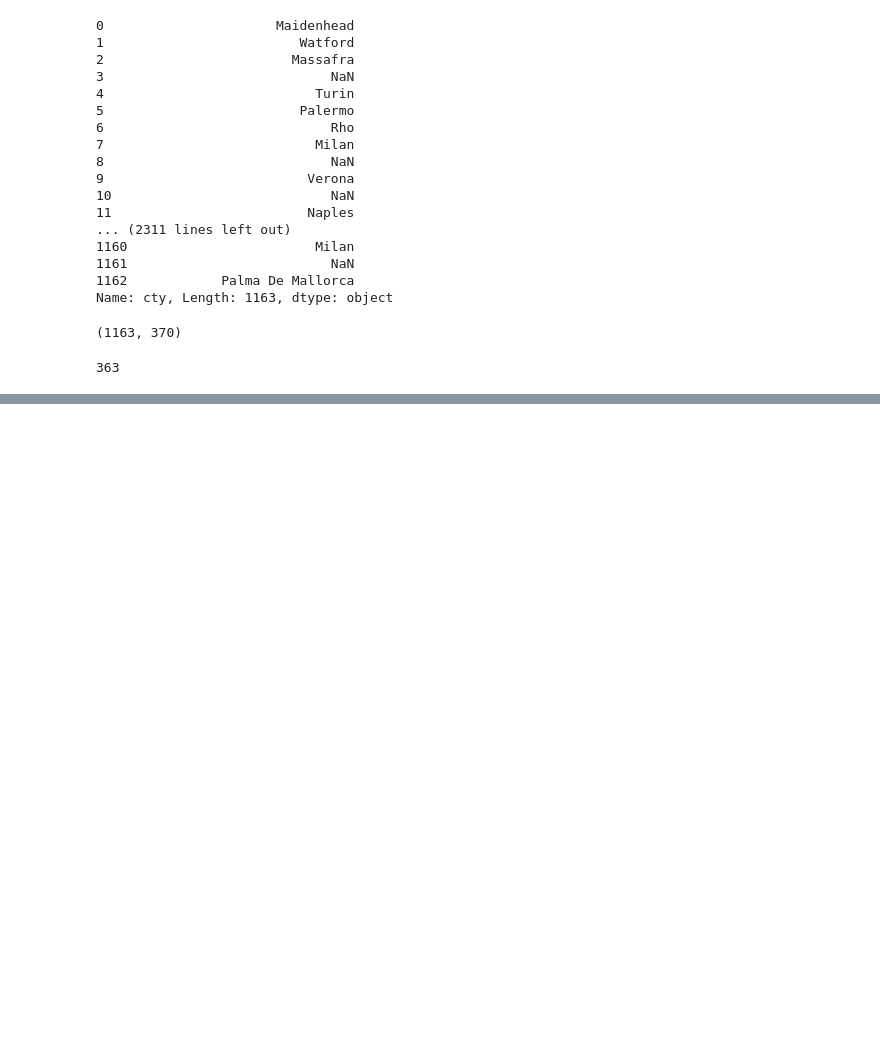
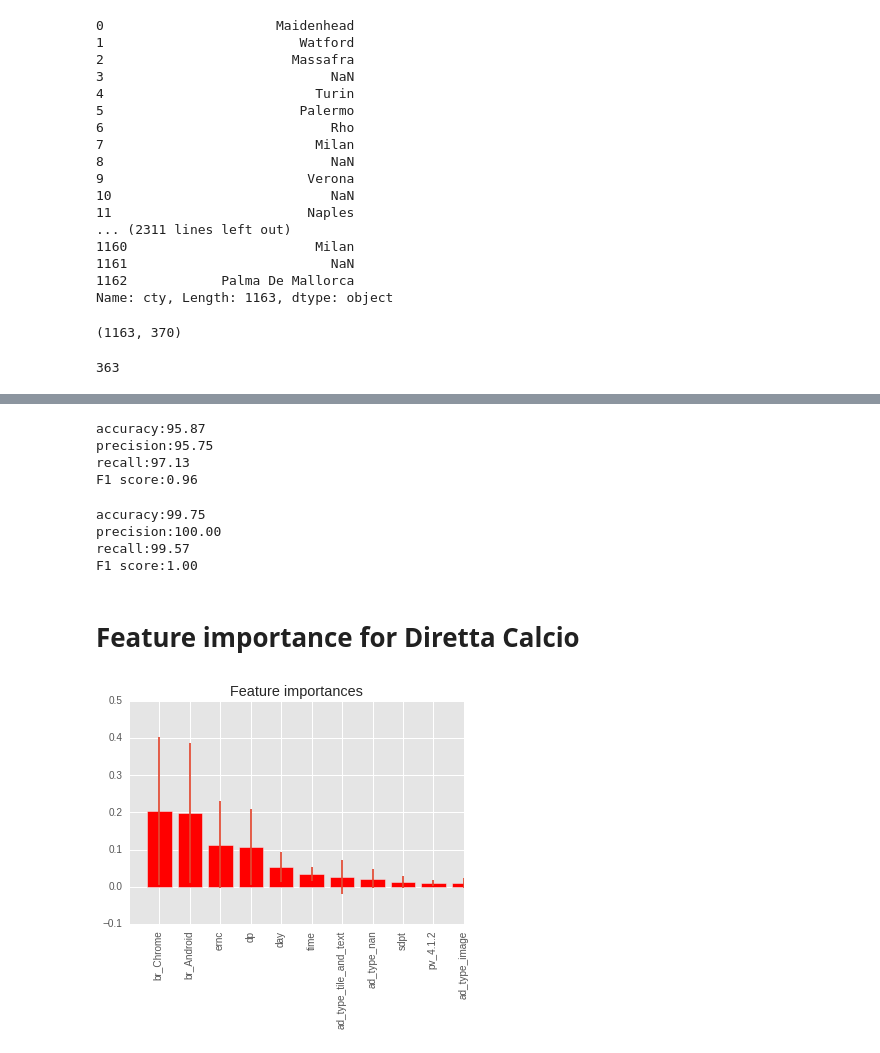
Before and after one commit to hellowendy/Insight_Data_Science, a Jupyter notebook: notebook/Zenit_specifc_APP_analysis.ipynb, the cells around one changed output, grey strips where cells are left out. Saved outputs shown, nothing was run; the diff lists cells and outputs as text; code cells hidden in the pictures; blank space fills up the shorter version.

Commit message:
did more analysis on ads and app data

```diff
--- a/notebook/Zenit_specifc_APP_analysis.ipynb
+++ b/notebook/Zenit_specifc_APP_analysis.ipynb
@@ -185,0 +201,6 @@ test_Diretta_Calcio = data2_Diretta_Calcio_expand.loc[test_Diretta_Calcio_Ind,:]
+# %%
+train_Diretta_Calcio_data = train_Diretta_Calcio.values
+# %%
+forest = RandomForestClassifier(n_estimators = 100)
+# %%
+forest_Diretta_Calcio = forest.fit(train_Diretta_Calcio_data[0::,1::],train_Diretta_Calcio_data[0::,0])
@@ -185,0 +211,13 @@ test_Diretta_Calcio = data2_Diretta_Calcio_expand.loc[test_Diretta_Calcio_Ind,:]
+# %%
+def error_analysis(predict, reality):
+    accuracy = float(np.sum(predict == reality))/len(reality) * 100
+    precision = float(np.sum((reality == 1)*(reality == predict)))/np.sum(predict == 1) * 100
+    recall = float(np.sum((reality == 1)*(reality == predict)))/np.sum(reality == 1) * 100
+    f1score = 2*precision*recall/(precision + recall)/100
+    print 'accuracy:%.2f\nprecision:%.2f\nrecall:%.2f\nF1 score:%.2f' % (accuracy, precision, recall, f1score)
+error_analysis(predict_Diretta_Calcio, test_Diretta_Calcio_data[0::,0])
+# %% [output]
+accuracy:95.87
+precision:95.75
+recall:97.13
+F1 score:0.96
@@ -185,0 +226,24 @@ test_Diretta_Calcio = data2_Diretta_Calcio_expand.loc[test_Diretta_Calcio_Ind,:]
+# %%
+error_analysis(predict_Diretta_Calcio_train, train_Diretta_Calcio_data[0::,0])
+# %% [output]
+accuracy:99.75
+precision:100.00
+recall:99.57
+F1 score:1.00
+# %% [markdown]
+# Feature importance for Diretta Calcio
+# %%
+importances_Diretta_Calcio = forest_Diretta_Calcio.feature_importances_
+std_Diretta_Calcio = np.std([tree.feature_importances_ for tree in forest_Diretta_Calcio.estimators_],axis=0)
+indices_Diretta_Calcio = np.argsort(importances_Diretta_Calcio)[::-1]
+# %%
+plt.figure()
+plt.title("Feature importances")
+plt.bar(range(len(importances_Diretta_Calcio)), importances_Diretta_Calcio[indices_Diretta_Calcio],
+       color="r", yerr=std_Diretta_Calcio[indices_Diretta_Calcio], align="center")
+plt.xticks(range(len(importances_Diretta_Calcio)), train_Diretta_Calcio.columns[1:][indices_Diretta_Calcio],
+           rotation='vertical')
+plt.xlim([-1, 10])
+plt.show()
+# %% [output]
+[figure, added]
```
Also changed, not shown: parts of 150 cells of this notebook, 1 other file.
